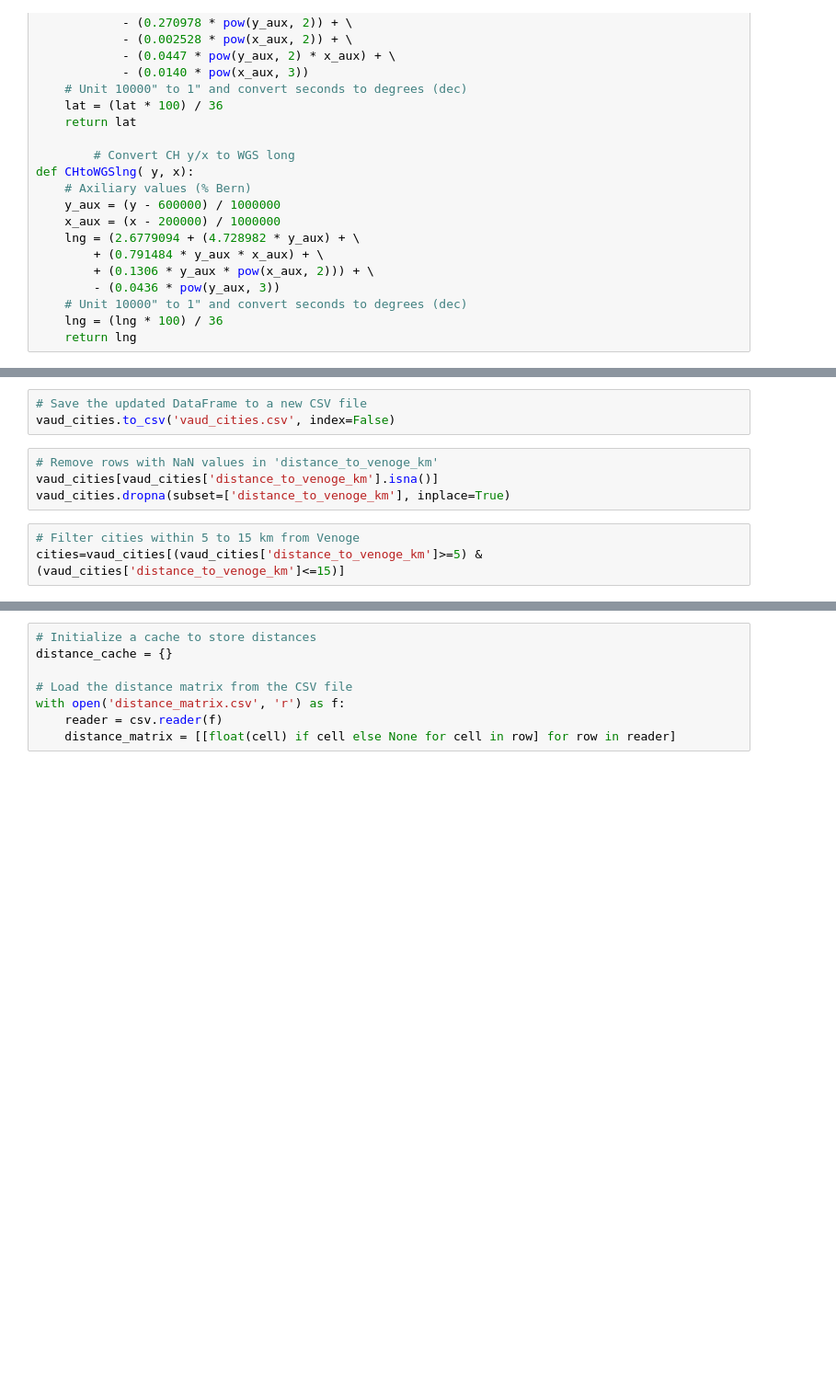
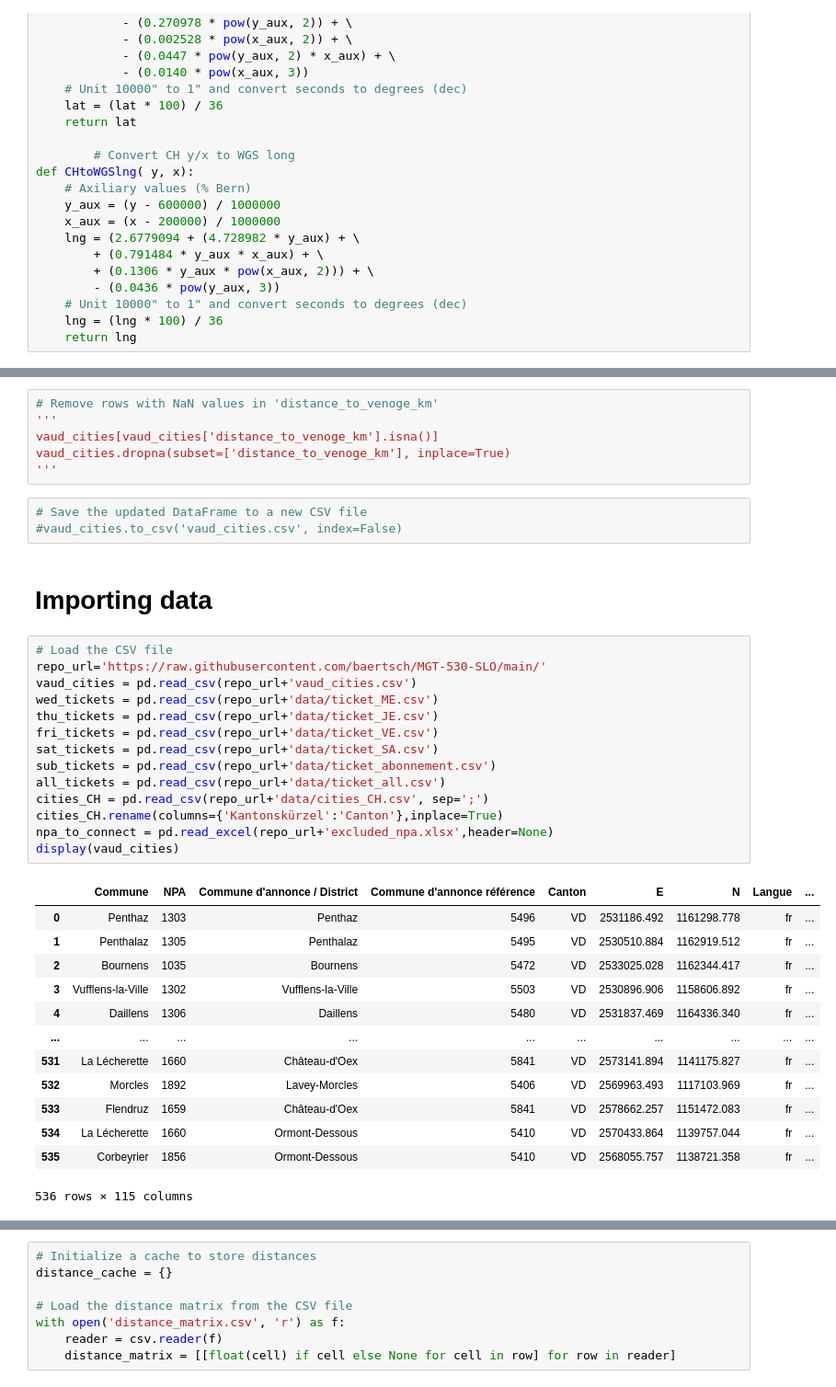
Before and after one commit to baertsch/MGT-530-SLO, a Jupyter notebook: generate_data.ipynb, the cells around one changed output, grey strips where cells are left out. Shown at 92% size. Saved outputs shown, nothing was run; the diff lists cells and outputs as text; blank space fills up the shorter version.

```diff
--- a/generate_data.ipynb
+++ b/generate_data.ipynb
@@ -229,10 +117,39 @@ vaud_cities
+# %%
+# Remove rows with NaN values in 'distance_to_venoge_km'
+'''
+vaud_cities[vaud_cities['distance_to_venoge_km'].isna()]
+vaud_cities.dropna(subset=['distance_to_venoge_km'], inplace=True)
+'''
 # %%
 # Save the updated DataFrame to a new CSV file
-vaud_cities.to_csv('vaud_cities.csv', index=False)
+#vaud_cities.to_csv('vaud_cities.csv', index=False)
-# %%
-# Remove rows with NaN values in 'distance_to_venoge_km'
-vaud_cities[vaud_cities['distance_to_venoge_km'].isna()]
-vaud_cities.dropna(subset=['distance_to_venoge_km'], inplace=True)
-# %%
-# Filter cities within 5 to 15 km from Venoge
-cities=vaud_cities[(vaud_cities['distance_to_venoge_km']>=5) & (vaud_cities['distance_to_venoge_km']<=15)]
+# %% [markdown]
+# Importing data
+# %%
+# Load the CSV file
+repo_url='https://raw.githubusercontent.com/baertsch/MGT-530-SLO/main/'
+vaud_cities = pd.read_csv(repo_url+'vaud_cities.csv')
+wed_tickets = pd.read_csv(repo_url+'data/ticket_ME.csv')
+thu_tickets = pd.read_csv(repo_url+'data/ticket_JE.csv')
+fri_tickets = pd.read_csv(repo_url+'data/ticket_VE.csv')
+sat_tickets = pd.read_csv(repo_url+'data/ticket_SA.csv')
+sub_tickets = pd.read_csv(repo_url+'data/ticket_abonnement.csv')
+all_tickets = pd.read_csv(repo_url+'data/ticket_all.csv')
+cities_CH = pd.read_csv(repo_url+'data/cities_CH.csv', sep=';')
+cities_CH.rename(columns={'Kantonskürzel':'Canton'},inplace=True)
+npa_to_connect = pd.read_excel(repo_url+'excluded_npa.xlsx',header=None)
+display(vaud_cities)
+# %% [output]
+|  | Commune | NPA | Commune d'annonce / District | Commune d'annonce référence | Canton | E | N | Langue | ... |
+| 0 | Penthaz | 1303 | Penthaz | 5496 | VD | 2531186.492 | 1161298.778 | fr | ... |
+| 1 | Penthalaz | 1305 | Penthalaz | 5495 | VD | 2530510.884 | 1162919.512 | fr | ... |
+| 2 | Bournens | 1035 | Bournens | 5472 | VD | 2533025.028 | 1162344.417 | fr | ... |
+| 3 | Vufflens-la-Ville | 1302 | Vufflens-la-Ville | 5503 | VD | 2530896.906 | 1158606.892 | fr | ... |
+| 4 | Daillens | 1306 | Daillens | 5480 | VD | 2531837.469 | 1164336.340 | fr | ... |
+| ... | ... | ... | ... | ... | ... | ... | ... | ... | ... |
+| 531 | La Lécherette | 1660 | Château-d'Oex | 5841 | VD | 2573141.894 | 1141175.827 | fr | ... |
+| 532 | Morcles | 1892 | Lavey-Morcles | 5406 | VD | 2569963.493 | 1117103.969 | fr | ... |
+| 533 | Flendruz | 1659 | Château-d'Oex | 5841 | VD | 2578662.257 | 1151472.083 | fr | ... |
+| 534 | La Lécherette | 1660 | Ormont-Dessous | 5410 | VD | 2570433.864 | 1139757.044 | fr | ... |
+| 535 | Corbeyrier | 1856 | Ormont-Dessous | 5410 | VD | 2568055.757 | 1138721.358 | fr | ... |
+536 rows × 115 columns
```
Also changed, not shown: parts of 51 cells of this notebook, 4 other files.
